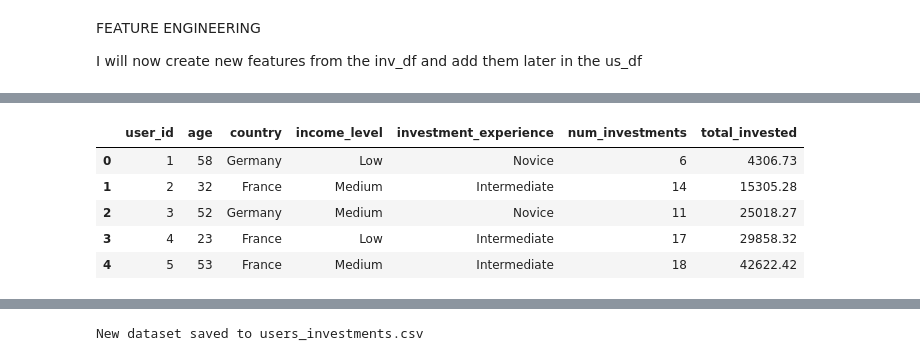
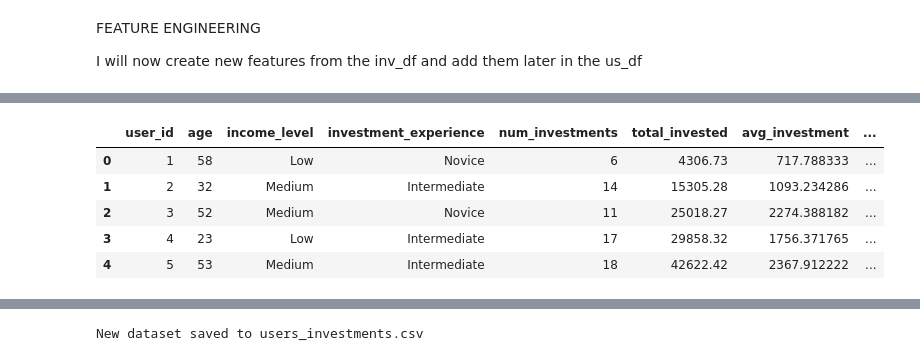
Before and after one commit to Begge10850/invetsment_recommendation, a Jupyter notebook: investments.ipynb, the cells around one changed output, grey strips where cells are left out. Drawn from its saved outputs; the diff is of its cells as text; code cells hidden in the pictures.

```diff
--- a/investments.ipynb
+++ b/investments.ipynb
@@ -167,3 +183,6 @@ Bond           17767
 Real Estate    17767
 Stock          17699
 Name: count, dtype: int64
+# %%
+#Deleting the country column from the users dataset
+us_df = us_df.drop(columns=['country'])
@@ -173,8 +194,7 @@ FEATURE ENGINEERING
 I will now create new features from the inv_df and add them later in the us_df
 # %%
 #Getting the avg_investment per user - this will help us know how much each user invests on average. A highere avg_investment means that the user is more likely to invest more money and thus is a better candidate for the investment program.
-
-avg_investment = inv_df.groupby('user_id')['amount_invested'].mean()
+avg_investment = inv_df.groupby('user_id')['amount_invested'].mean().rename('avg_investment')
 avg_investment.head()
 # %% [output]
 user_id
@@ -187,7 +207,6 @@ Name: amount_invested, dtype: float64
 # %%
 #Getting the avg_return_percent per user - this will help us know how much each user earns on average. A higher return percent indicates a better investment thus translatind to the company earning more.
-
-avg_return_percent = inv_df.groupby('user_id')['return_percent'].mean()
+avg_return_percent = inv_df.groupby('user_id')['return_percent'].mean().rename('avg_return_percent')
 avg_return_percent.head()
 # %% [output]
 user_id
@@ -233,12 +236,12 @@ Name: dominant_risk, dtype: object
 # %%
 #Merging the new created features with the users dataset to get a complete dataset of the users and their investment behaviour.
-inv_features = pd.concat([avg_investment, avg_return_percent, dominant_cateogory, dominant_risk_level], axis=1)
+inv_features = pd.concat([avg_investment, avg_return_percent, dominant_cateogory], axis=1)
 us_df_modified = us_df.merge(inv_features, on='user_id', how='left')
-us_df.head()
+us_df_modified.head()
 # %% [output]
-|  | user_id | age | country | income_level | investment_experience | num_investments | total_invested |
-| 0 | 1 | 58 | Germany | Low | Novice | 6 | 4306.73 |
-| 1 | 2 | 32 | France | Medium | Intermediate | 14 | 15305.28 |
-| 2 | 3 | 52 | Germany | Medium | Novice | 11 | 25018.27 |
-| 3 | 4 | 23 | France | Low | Intermediate | 17 | 29858.32 |
-| 4 | 5 | 53 | France | Medium | Intermediate | 18 | 42622.42 |
+|  | user_id | age | income_level | investment_experience | num_investments | total_invested | avg_investment | ... |
+| 0 | 1 | 58 | Low | Novice | 6 | 4306.73 | 717.788333 | ... |
+| 1 | 2 | 32 | Medium | Intermediate | 14 | 15305.28 | 1093.234286 | ... |
+| 2 | 3 | 52 | Medium | Novice | 11 | 25018.27 | 2274.388182 | ... |
+| 3 | 4 | 23 | Low | Intermediate | 17 | 29858.32 | 1756.371765 | ... |
+| 4 | 5 | 53 | Medium | Intermediate | 18 | 42622.42 | 2367.912222 | ... |
```
Also changed, not shown: parts of 35 cells of this notebook, 2 other files.
